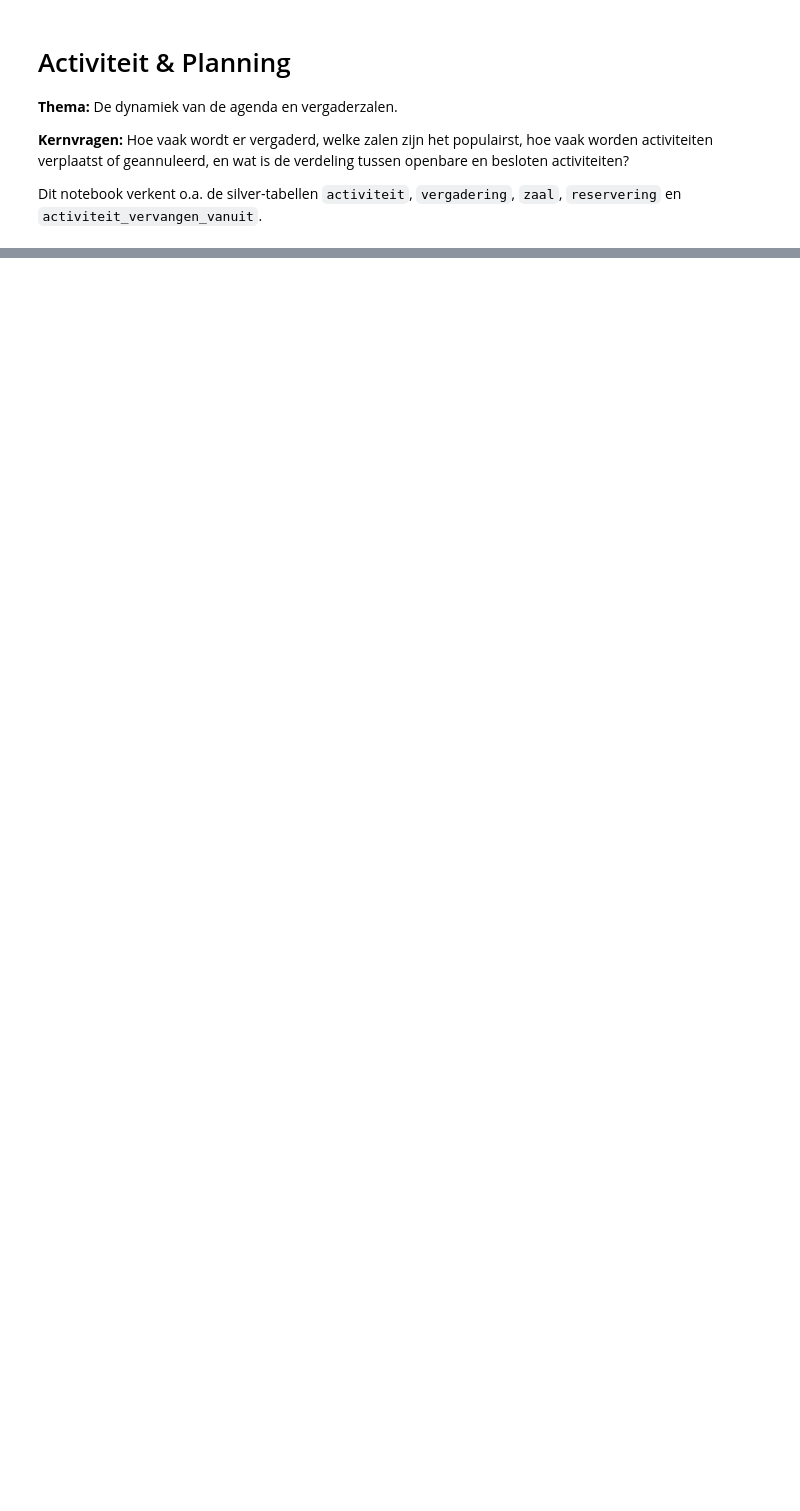
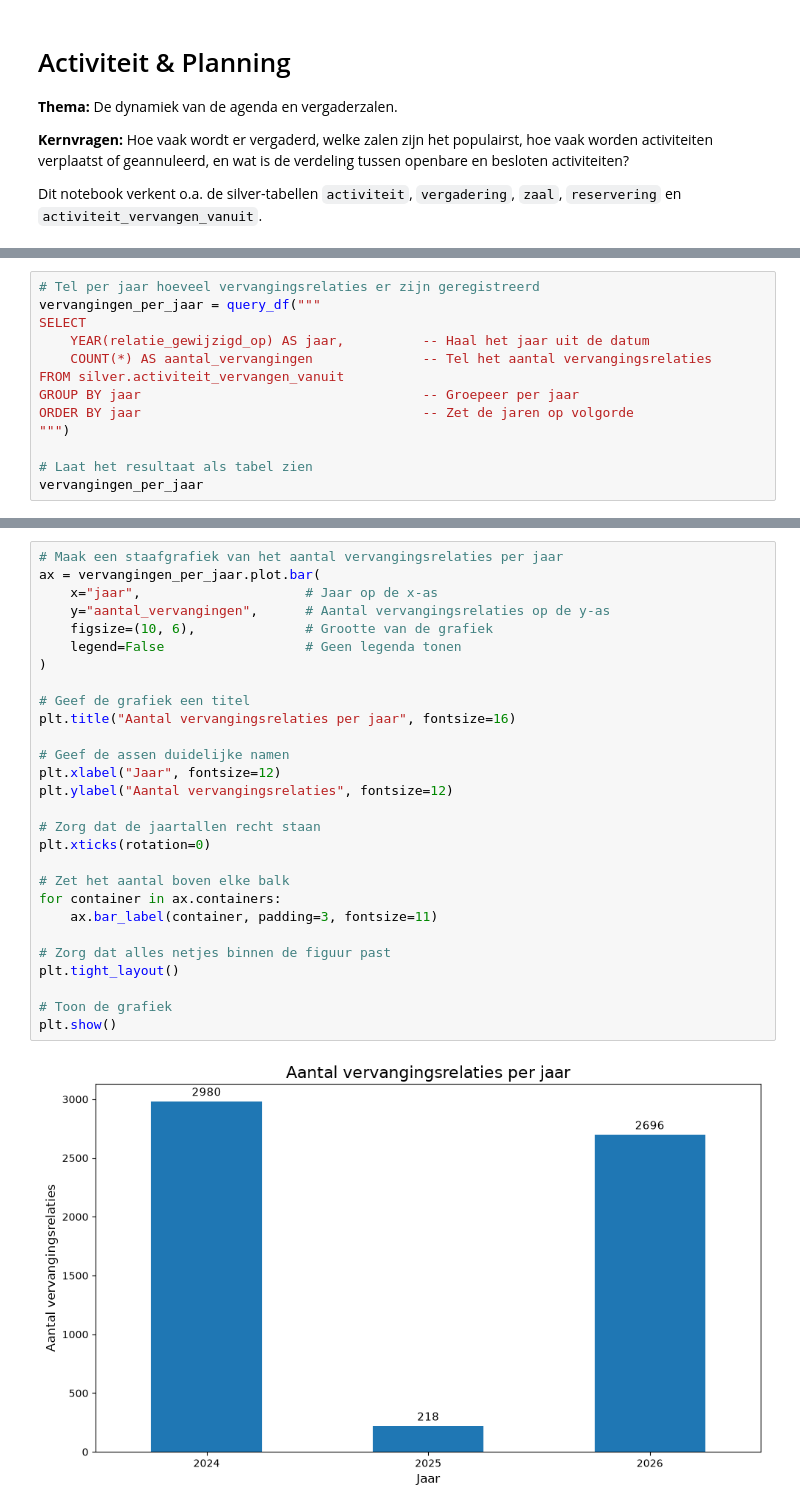
Before and after one commit to ElizeWierenga/tweedekamer-monitor, a Jupyter notebook: eda/activiteit_en_planning.ipynb, the cells around one changed output, grey strips where cells are left out. Saved outputs shown, nothing was run; the diff lists cells and outputs as text; blank space fills up the shorter version.

```diff
--- a/eda/activiteit_en_planning.ipynb
+++ b/eda/activiteit_en_planning.ipynb
@@ -45,0 +276,13 @@ Geef hier een beschrijving van het onderwerp of deelvraag die je wilt beantwoord
+# %%
+# Tel per jaar hoeveel vervangingsrelaties er zijn geregistreerd
+vervangingen_per_jaar = query_df("""
+SELECT
+    YEAR(relatie_gewijzigd_op) AS jaar,          -- Haal het jaar uit de datum
+    COUNT(*) AS aantal_vervangingen              -- Tel het aantal vervangingsrelaties
+FROM silver.activiteit_vervangen_vanuit
+GROUP BY jaar                                    -- Groepeer per jaar
+ORDER BY jaar                                    -- Zet de jaren op volgorde
+""")
+
+# Laat het resultaat als tabel zien
+vervangingen_per_jaar
@@ -45,0 +294,30 @@ Geef hier een beschrijving van het onderwerp of deelvraag die je wilt beantwoord
+# %%
+# Maak een staafgrafiek van het aantal vervangingsrelaties per jaar
+ax = vervangingen_per_jaar.plot.bar(
+    x="jaar",                     # Jaar op de x-as
+    y="aantal_vervangingen",      # Aantal vervangingsrelaties op de y-as
+    figsize=(10, 6),              # Grootte van de grafiek
+    legend=False                  # Geen legenda tonen
+)
+
+# Geef de grafiek een titel
+plt.title("Aantal vervangingsrelaties per jaar", fontsize=16)
+
+# Geef de assen duidelijke namen
+plt.xlabel("Jaar", fontsize=12)
+plt.ylabel("Aantal vervangingsrelaties", fontsize=12)
+
+# Zorg dat de jaartallen recht staan
+plt.xticks(rotation=0)
+
+# Zet het aantal boven elke balk
+for container in ax.containers:
+    ax.bar_label(container, padding=3, fontsize=11)
+
+# Zorg dat alles netjes binnen de figuur past
+plt.tight_layout()
+
+# Toon de grafiek
+plt.show()
+# %% [output]
+[figure, added]
```
Also changed, not shown: parts of 24 cells of this notebook.
